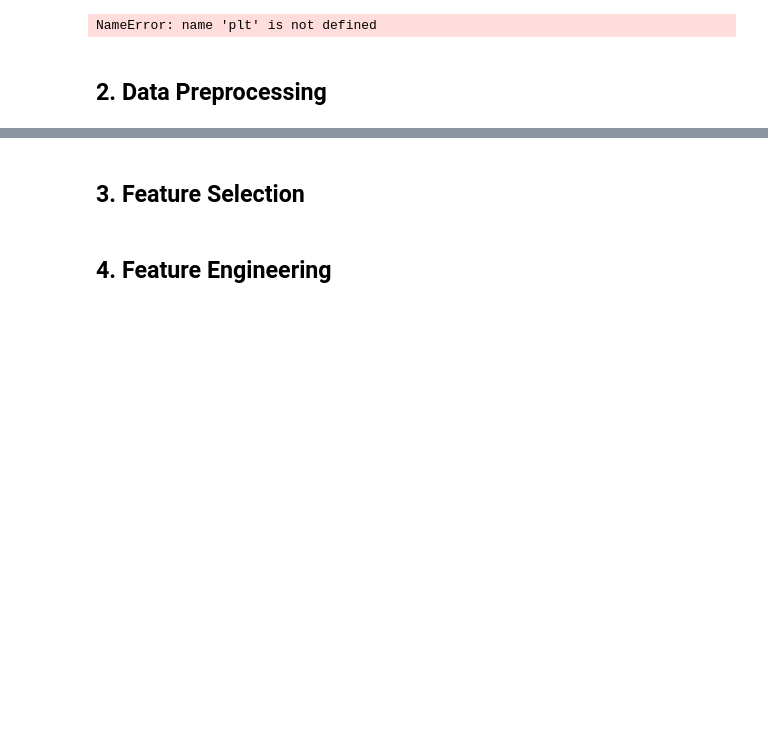
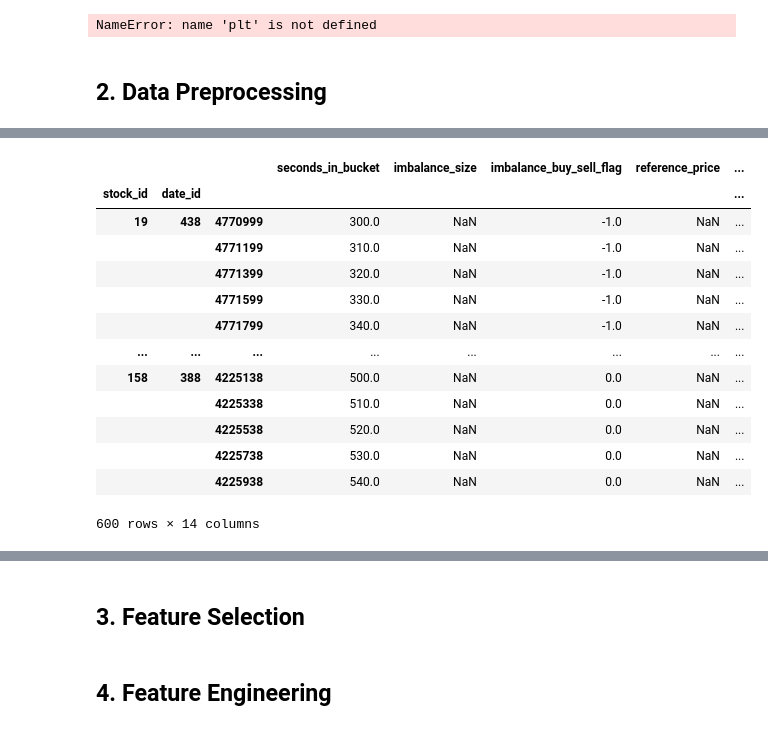
Before and after one commit to tfranza/optiver, a Jupyter notebook: Data_analysis.ipynb, the cells around one changed output, grey strips where cells are left out. Saved outputs shown, nothing was run; the diff lists cells and outputs as text; code cells hidden in the pictures; blank space fills up the shorter version.

```diff
--- a/Data_analysis.ipynb
+++ b/Data_analysis.ipynb
@@ -67,0 +223,17 @@ df_5_9_min.groupby(['stock_id', 'date_id']).apply(lambda s: s.interpolate())
+# %%
+df_5_9_filled.loc[pd.isna(df_5_9_filled['far_price'])]
+# %% [output]
+|  |  |  | seconds_in_bucket | imbalance_size | imbalance_buy_sell_flag | reference_price | ... |
+| stock_id | date_id |  |  |  |  |  | ... |
+| 19 | 438 | 4770999 | 300.0 | NaN | -1.0 | NaN | ... |
+|  |  | 4771199 | 310.0 | NaN | -1.0 | NaN | ... |
+|  |  | 4771399 | 320.0 | NaN | -1.0 | NaN | ... |
+|  |  | 4771599 | 330.0 | NaN | -1.0 | NaN | ... |
+|  |  | 4771799 | 340.0 | NaN | -1.0 | NaN | ... |
+| ... | ... | ... | ... | ... | ... | ... | ... |
+| 158 | 388 | 4225138 | 500.0 | NaN | 0.0 | NaN | ... |
+|  |  | 4225338 | 510.0 | NaN | 0.0 | NaN | ... |
+|  |  | 4225538 | 520.0 | NaN | 0.0 | NaN | ... |
+|  |  | 4225738 | 530.0 | NaN | 0.0 | NaN | ... |
+|  |  | 4225938 | 540.0 | NaN | 0.0 | NaN | ... |
+600 rows × 14 columns
```
Also changed, not shown: parts of 22 cells of this notebook.
